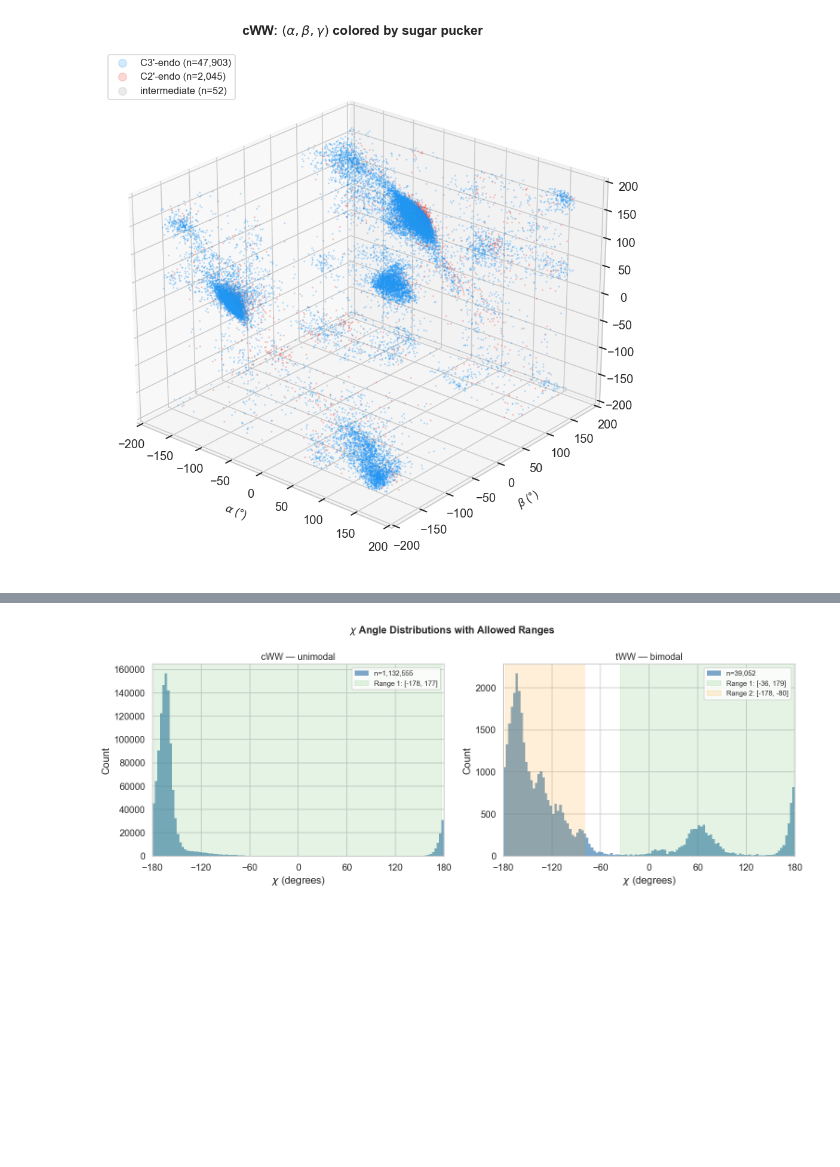
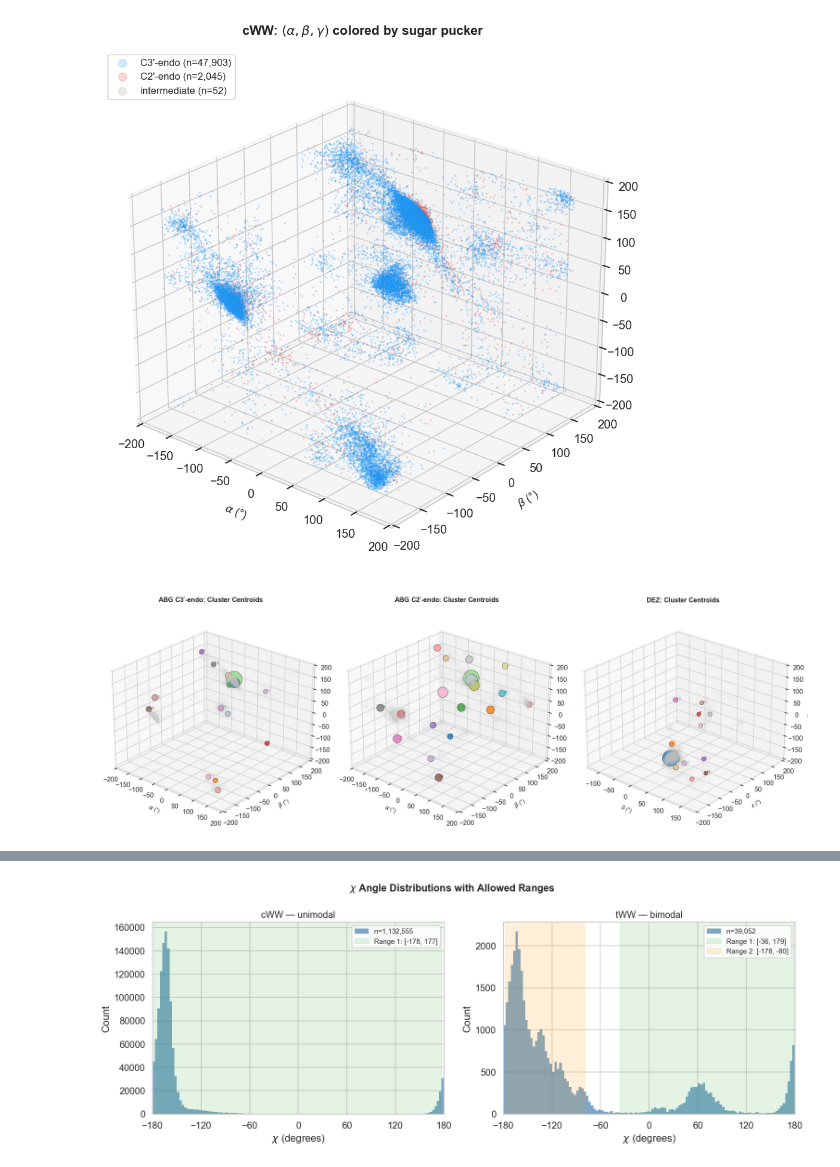
Before and after one commit to KamshinenD/RNA-bp-quality-validation-python, a Jupyter notebook: notebooks/backbone_clusters_visualization.ipynb, the cells around one changed output, grey strips where cells are left out. Saved outputs shown, nothing was run; the diff lists cells and outputs as text; code cells hidden in the pictures; blank space fills up the shorter version.

```diff
--- a/notebooks/backbone_clusters_visualization.ipynb
+++ b/notebooks/backbone_clusters_visualization.ipynb
@@ -160,3 +197,101 @@ plt.tight_layout()
 plt.show()
 # %% [output]
 [figure]
+# %%
+# Cell 4b: Cluster centroid diagnostic — are these clusters real?
+# For each angle group: 3D scatter of raw data (grey) + cluster centroids (colored spheres)
+# Centroid size proportional to weight. Overlapping centroids = likely over-splits.
+
+def sincos_mean_to_angles(mean_6d):
+    """Convert 6D sin/cos mean back to 3 angles in degrees."""
+    angles = []
+    for i in range(3):
+        s, c = mean_6d[2*i], mean_6d[2*i+1]
+        angles.append(np.degrees(np.arctan2(s, c)))
+    return angles
+
+# --- Helper to make one centroid plot ---
+def plot_centroids(ax, raw_angles, centers_deg, weights, angle_labels, title, max_raw=30000):
+    """Plot raw data as grey cloud + centroids as colored bubbles sized by weight."""
+    rng_plot = np.random.RandomState(42)
+    if len(raw_angles) > max_raw:
+        idx = rng_plot.choice(len(raw_angles), max_raw, replace=False)
+        raw_sub = raw_angles[idx]
+    else:
+        raw_sub = raw_angles
+
+    # Raw data cloud
+    ax.scatter(raw_sub[:, 0], raw_sub[:, 1], raw_sub[:, 2],
+               s=0.5, alpha=0.05, color="#CCCCCC", rasterized=True)
+
+    # Centroids — size by weight, color by index
+    cmap = plt.cm.tab20 if len(centers_deg) > 10 else plt.cm.tab10
+    sizes = np.array(weights) / max(weights) * 800 + 50  # scale for visibility
+    for i, (center, w, sz) in enumerate(zip(centers_deg, weights, sizes)):
+        ax.scatter([center[0]], [center[1]], [center[2]],
+                   s=sz, color=cmap(i % 20), edgecolors="black", linewidths=0.5,
+                   alpha=0.85, zorder=10)
+        ax.text(center[0], center[1], center[2], f" {i+1}", fontsize=7,
+                color=cmap(i % 20), fontweight="bold", zorder=11)
+
+    ax.set_xlabel(f"{angle_labels[0]} (°)", fontsize=10, labelpad=6)
+    ax.set_ylabel(f"{angle_labels[1]} (°)", fontsize=10, labelpad=6)
+    ax.set_zlabel(f"{angle_labels[2]} (°)", fontsize=10, labelpad=6)
+    ax.set_title(title, fontsize=12, fontweight="bold", pad=12)
+    ax.view_init(elev=25, azim=-50)
+
+
+# Collect pooled raw angles for each group
+abg_c3_raw, abg_c2_raw, dez_raw = [], [], []
+for entries in raw_data.values():
+    for e in entries:
+        if all(k in e for k in ("alpha", "beta", "gamma", "delta")):
+            pucker = get_sugar_pucker(e["delta"])
+            triple = [e["alpha"], e["beta"], e["gamma"]]
+            if pucker == "C3'-endo":
+                abg_c3_raw.append(triple)
+            elif pucker == "C2'-endo":
+                abg_c2_raw.append(triple)
+        if all(k in e for k in ("delta", "epsilon", "zeta")):
+            dez_raw.append([e["delta"], e["epsilon"], e["zeta"]])
+
+abg_c3_raw = np.array(abg_c3_raw)
+abg_c2_raw = np.array(abg_c2_raw)
+dez_raw = np.array(dez_raw)
+
+# Convert cluster means from sin/cos to degrees + get cWW weights as reference
+groups = [
+    ("abg_c3_endo", abg_c3_raw, [r"$\alpha$", r"$\beta$", r"$\gamma$"],
+     r"ABG C3$'$-endo: Cluster Centroids"),
+    ("abg_c2_endo", abg_c2_raw, [r"$\alpha$", r"$\beta$", r"$\gamma$"],
+     r"ABG C2$'$-endo: Cluster Centroids"),
+    ("dez", dez_raw, [r"$\delta$", r"$\epsilon$", r"$\zeta$"],
+     r"DEZ: Cluster Centroids"),
+]
+
+fig = plt.figure(figsize=(18, 6))
+for plot_idx, (group_label, raw_arr, angle_labels, title) in enumerate(groups):
+    gc = global_clusters_data[group_label]
+    centers_deg = [sincos_mean_to_angles(c["mean"]) for c in gc["clusters"]]
+
+    # Use cWW weights as the size reference (largest edge type)
+    cww_weights = edge_types_data["cWW"][group_label]["weights"]
+
+    ax = fig.add_subplot(1, 3, plot_idx + 1, projection="3d")
+    plot_centroids(ax, raw_arr, centers_deg, cww_weights, angle_labels, title)
+
+plt.tight_layout()
+plt.show()
+
+# Print centroid positions sorted by weight for quick inspection
+for group_label in ("abg_c3_endo", "abg_c2_endo", "dez"):
+    gc = global_clusters_data[group_label]
+    cww_w = edge_types_data["cWW"][group_label]["weights"]
+    centers = [sincos_mean_to_angles(c["mean"]) for c in gc["clusters"]]
+    print(f"\n{group_label} centroids (sorted by cWW weight):")
+    print(f"  {'#':>3}  {'weight':>7}  {'angle1':>7}  {'angle2':>7}  {'angle3':>7}")
+    for i, (w, c) in sorted(enumerate(zip(cww_w, centers)),
+                              key=lambda x: -x[1][0]):
+        print(f"  {i+1:>3}  {w:>7.4f}  {c[0]:>7.1f}  {c[1]:>7.1f}  {c[2]:>7.1f}")
+# %% [output]
+[figure, added]
```
Also changed, not shown: parts of 9 cells of this notebook, 1 other file.
